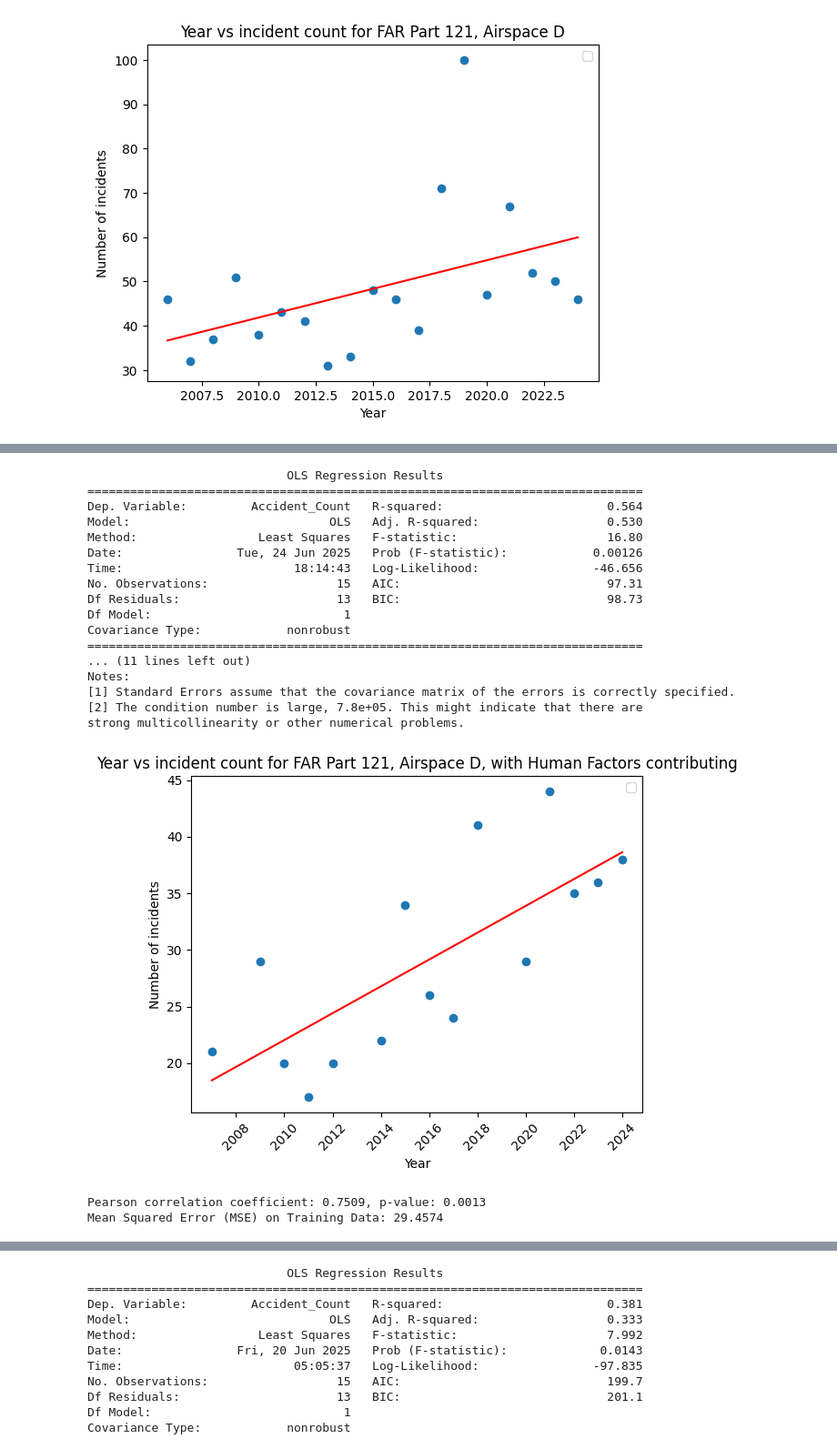
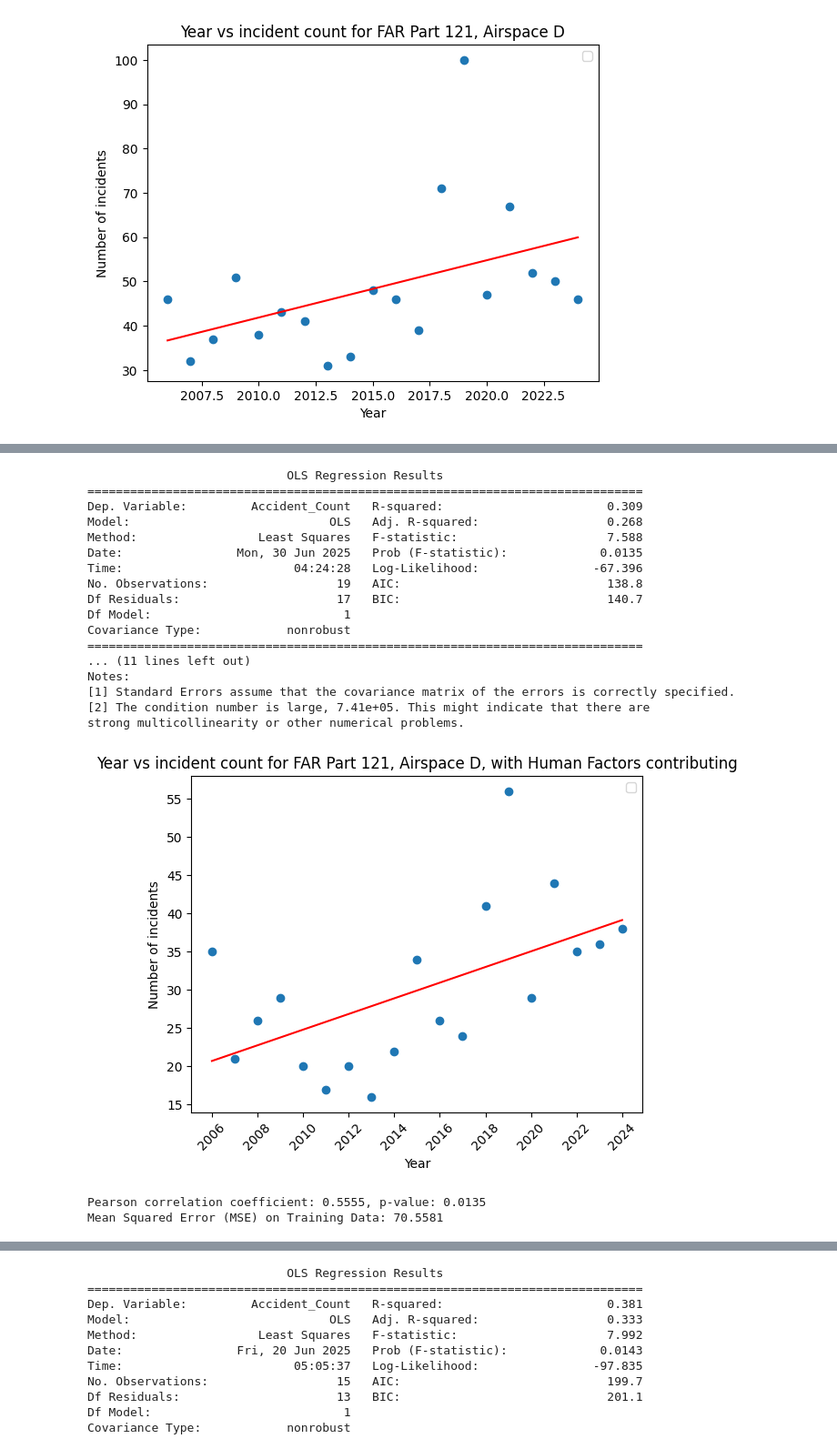
Before and after one commit to terryljh/aviation2, a Jupyter notebook: asrs linear model without test split.ipynb, the cells around one changed output, grey strips where cells are left out. Shown at 91% size. Drawn from its saved outputs; the diff is of its cells as text; code cells hidden in the pictures.

```diff
--- a/asrs linear model without test split.ipynb
+++ b/asrs linear model without test split.ipynb
@@ -1085,13 +1085,13 @@ from sklearn.model_selection import train_test_split
 
 X, y = yearly_counts[['Date']], yearly_counts['Accident_Count']
 
-X_train, X_test, y_train, y_test = train_test_split(
-
-    X, y, test_size=0.2, random_state=945)
+#X_train, X_test, y_train, y_test = train_test_split(
+#
+#    X, y, test_size=0.2, random_state=945)
 
 from sklearn.linear_model import LinearRegression
 slryearly = LinearRegression()
-slryearly.fit(X_train,y_train)
+slryearly.fit(X,y)
 
 #re-doing the above with sm so we can use model summary
 #decreasing trend but unreliable p-value
@@ -1100,60 +1100,60 @@ yearly_counts = dfsubset2.groupby(dfsubset2['Date']//100).size().reset_index(nam
 yearly_counts.rename(columns={yearly_counts.columns[0]: 'Year'}, inplace=True)
 X = sm.add_constant(yearly_counts['Year'])
 y = yearly_counts['Accident_Count']
-X_train, X_test, y_train, y_test = train_test_split(
-X, y, test_size=0.2, random_state=945)
-model = sm.OLS(y_train, X_train).fit()
+#X_train, X_test, y_train, y_test = train_test_split(
+#X, y, test_size=0.2, random_state=945)
+model = sm.OLS(y, X).fit()
 print(model.summary())
 
-plt.scatter(X_train['Year'], y_train#, label='Training data'
+plt.scatter(X['Year'], y#, label='Training data'
             )
 plt.xlabel('Year')
 plt.xticks(rotation=45)
 plt.gca().xaxis.set_major_locator(plt.MaxNLocator(integer=True))
 plt.ylabel('Number of incidents')
 plt.title('Year vs incident count for FAR Part 121, Airspace D, with Human Factors contributing')
-y_train_pred = model.predict(X_train)
-sorted_idx = X_train['Year'].argsort()
+y_pred = model.predict(X)
+sorted_idx = X['Year'].argsort()
 plt.plot(
-    X_train['Year'].iloc[sorted_idx],
-    y_train_pred.iloc[sorted_idx],
+    X['Year'].iloc[sorted_idx],
+    y_pred.iloc[sorted_idx],
     color='red'
   #  label='Regression line'
 )
 plt.legend()
 plt.show()
 from scipy.stats import pearsonr
-r, p = pearsonr(X_train['Year'], y_train)
+r, p = pearsonr(X['Year'], y)
 print(f"Pearson correlation coefficient: {r:.4f}, p-value: {p:.4f}")
 
 from sklearn.metrics import mean_squared_error
 
-y_train_pred = model.predict(X_train)
+y_pred = model.predict(X)
 
-mse_train = mean_squared_error(y_train, y_train_pred)
+mse_train = mean_squared_error(y, y_pred)
 
 print(f"Mean Squared Error (MSE) on Training Data: {mse_train:.4f}")
 # %% [output]
                             OLS Regression Results
 ==============================================================================
-Dep. Variable:         Accident_Count   R-squared:                       0.564
-Model:                            OLS   Adj. R-squared:                  0.530
-Method:                 Least Squares   F-statistic:                     16.80
-Date:                Tue, 24 Jun 2025   Prob (F-statistic):            0.00126
-Time:                        18:14:43   Log-Likelihood:                -46.656
-No. Observations:                  15   AIC:                             97.31
-Df Residuals:                      13   BIC:                             98.73
+Dep. Variable:         Accident_Count   R-squared:                       0.309
+Model:                            OLS   Adj. R-squared:                  0.268
+Method:                 Least Squares   F-statistic:                     7.588
+Date:                Mon, 30 Jun 2025   Prob (F-statistic):             0.0135
+Time:                        04:24:28   Log-Likelihood:                -67.396
+No. Observations:                  19   AIC:                             138.8
+Df Residuals:                      17   BIC:                             140.7
 Df Model:                           1
 Covariance Type:            nonrobust
 ==============================================================================
 ... (11 lines left out)
 Notes:
 [1] Standard Errors assume that the covariance matrix of the errors is correctly specified.
-[2] The condition number is large, 7.8e+05. This might indicate that there are
+[2] The condition number is large, 7.41e+05. This might indicate that there are
 strong multicollinearity or other numerical problems.
-[figure, old version]
+[figure, new version]
-Pearson correlation coefficient: 0.7509, p-value: 0.0013
-Mean Squared Error (MSE) on Training Data: 29.4574
+Pearson correlation coefficient: 0.5555, p-value: 0.0135
+Mean Squared Error (MSE) on Training Data: 70.5581
 # %%
 #repeating 3 times with primary problems human factors, aircraft, then company policy
 dfsubset2 = dfsubset[(dfsubset['Date']//100 >= 2006) & (dfsubset['Date']//100 <= 2024)]
```
Also changed, not shown: parts of 3 cells of this notebook.
